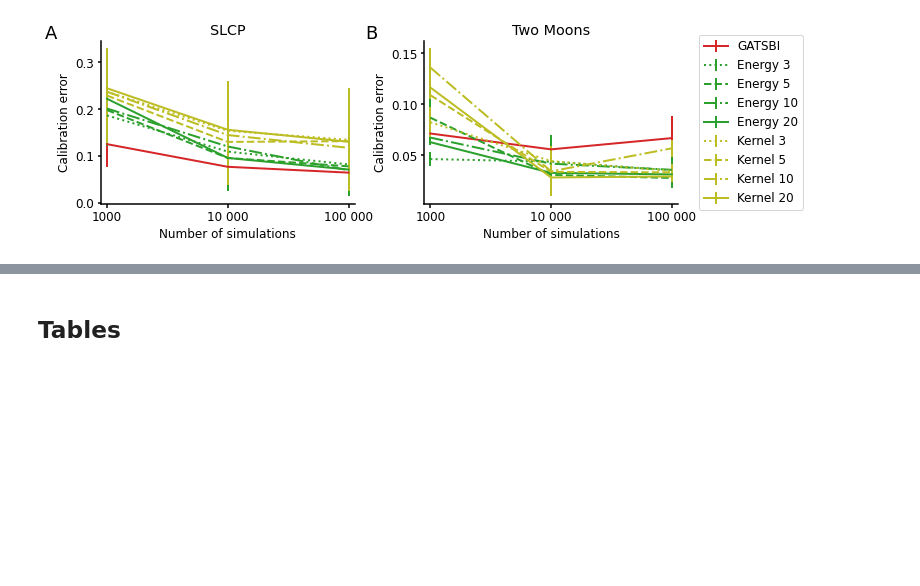
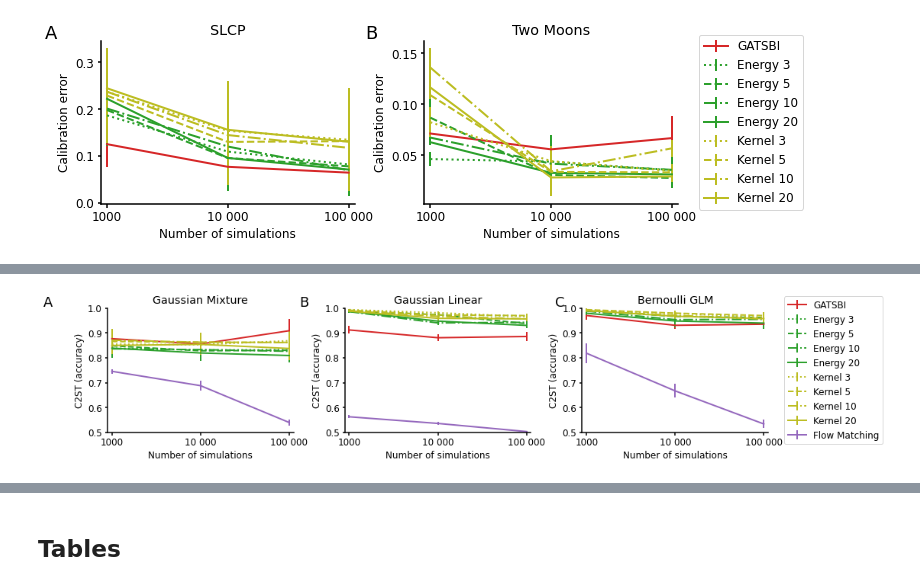
Before and after one commit to LoryPack/LFI_gen_networks_SRs, a Jupyter notebook: plotting_code/benchmark_problems.ipynb, the cells around one changed output, grey strips where cells are left out. Saved outputs shown, nothing was run; the diff lists cells and outputs as text; code cells hidden in the pictures; blank space fills up the shorter version.

```diff
--- a/plotting_code/benchmark_problems.ipynb
+++ b/plotting_code/benchmark_problems.ipynb
@@ -213,7 +219,7 @@ fig.savefig("plots/benchmarks_rmse_figure.pdf")
 # %% [markdown]
 Cal error: the smaller the better
 # %%
-fig, ax = plot_benchmark_metrics(tasks, labels, metrics_dict, "cal_err_val_mean", "cal_err_val_std", "Calibration error", None)
+fig, axes = plot_benchmark_metrics(tasks, labels, metrics_dict, "cal_err_val_mean", "cal_err_val_std", "Calibration error", None)
 fig.savefig("plots/benchmarks_cal_err_figure.pdf")
 # %% [output]
 [figure]
@@ -220 +251,22 @@ fig.savefig("plots/benchmarks_cal_err_figure.pdf")
+# %%
+# same as before but also adding Dax et al. (flow matching)
+fig, axes = plot_benchmark_metrics(tasks_new, labels_new, metrics_dict, "c2st_mean", "c2st_std", "C2ST (accuracy)", None, None)
+for task, ax in zip(tasks_new, axes):
+    dict_single = df_dax_c2st[df_dax_c2st.task == task]
+    ax.errorbar(range(3),
+                list(dict_single["c2st_mean"].to_numpy()),
+                yerr=list(dict_single["c2st_std"].to_numpy()),
+                color="tab:purple",
+                label="Flow Matching",
+                lw=2.0)
+    # reset the y axis span
+    ax.set_ylim((0.5, 1.))
+
+# regenerate the legend
+plt.legend(bbox_to_anchor=(1.06,0.5), loc="center left", frameon=True)
+fig.savefig("plots/C2ST_figure_new_tasks_with_Dax.pdf")
+
+#fig, axes = plot_benchmark_metrics(tasks, labels, metrics_dict, "c2st_mean", "c2st_std", "C2ST (accuracy)", (0.5,1), [0.5, .75, 1.])
+# %% [output]
+[figure, added]
 # %% [markdown]
```
Also changed, not shown: parts of 40 cells of this notebook, 4 other files.
